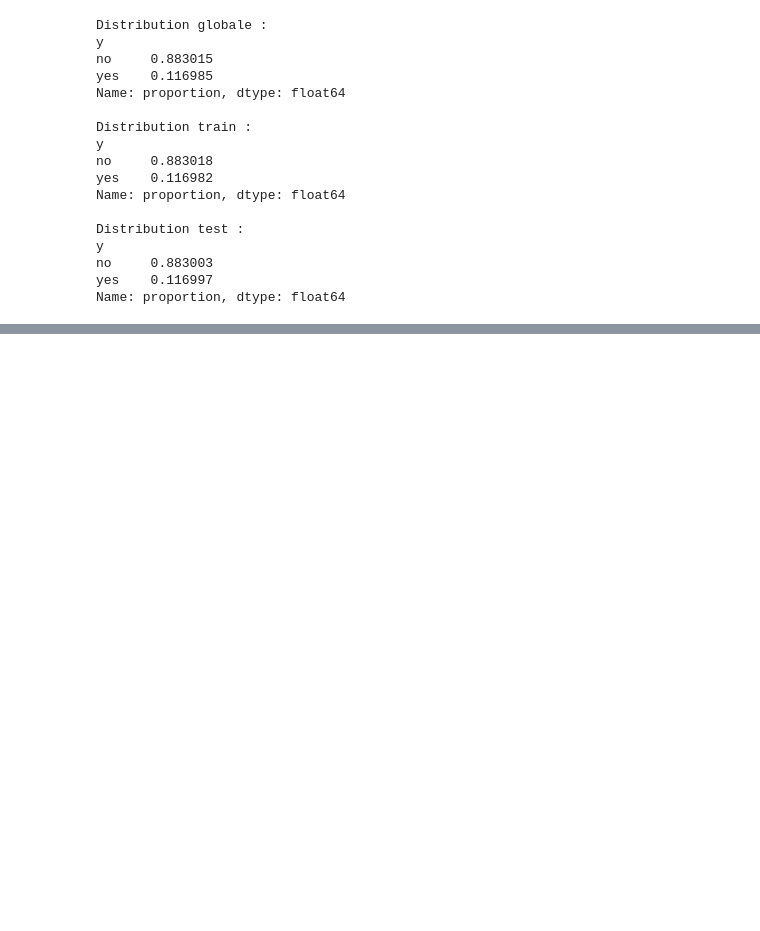
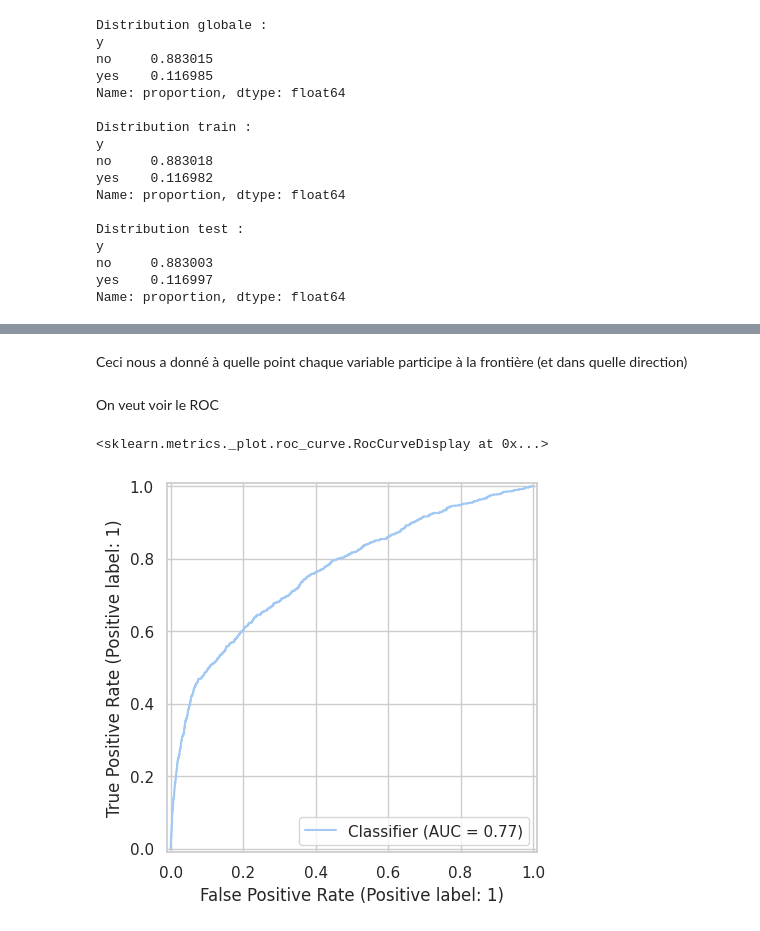
Before and after one commit to Khadija-Ammar/ml-uncertainty-quantification-and-sources, a Jupyter notebook: encodage Dunand + ML.ipynb, the cells around one changed output, grey strips where cells are left out. Drawn from its saved outputs; the diff is of its cells as text; code cells hidden in the pictures; blank space fills up the shorter version.

```diff
--- a/encodage Dunand + ML.ipynb
+++ b/encodage Dunand + ML.ipynb
@@ -95,13 +91,13 @@ preprocessor = ColumnTransformer(
 # %%
 # Séparation X / y
 X_train = stratified_train.drop(columns=["y"])
-y_train = LabelEncoder().fit_transform(stratified_train["y"])
+X_test  = stratified_test.drop(columns=["y"])
 
-# Appliquer uniquement le préprocessing
+# Encoder y
+le = LabelEncoder()
+y_train = le.fit_transform(stratified_train["y"])
+y_test  = le.transform(stratified_test["y"])
+
+# Préprocessing
 X_train_transformed = preprocessor.fit_transform(X_train)
-
-# Probabilités pour la classe positive (y = 1)
-X_test = stratified_test.drop(columns=["y"])
-# Appliquer uniquement le préprocessing
-X_test = preprocessor.fit_transform(X_test)
-y_test = LabelEncoder().fit_transform(stratified_test["y"])
+X_test_transformed  = preprocessor.transform(X_test)
@@ -107,0 +245,12 @@ y_test = LabelEncoder().fit_transform(stratified_test["y"])
+# %% [markdown]
+Ceci nous a donné à quelle point chaque variable participe à la frontière (et dans quelle direction)
+# %%
+results=lda.predict(X_test_transformed.toarray())
+results_probas=lda.predict_proba(X_test_transformed.toarray())[:,1]
+# %% [markdown]
+On veut voir le ROC
+# %%
+RocCurveDisplay.from_predictions(y_test, results_probas)
+# %% [output]
+<sklearn.metrics._plot.roc_curve.RocCurveDisplay at 0x...>
+[figure, added]
```
Also changed, not shown: parts of 29 cells of this notebook, 1 other file.
